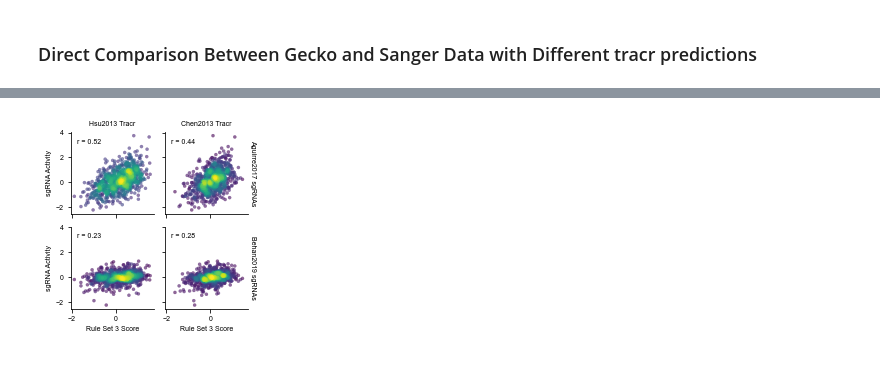
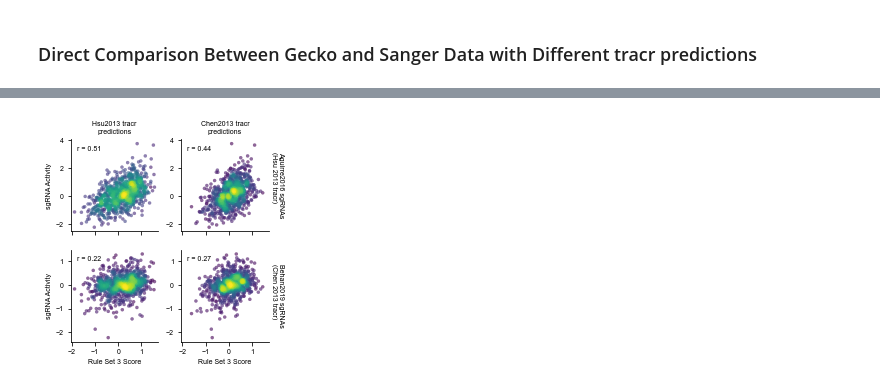
Before and after one commit to gpp-rnd/rs_dev, a Jupyter notebook: code/07_test_seq_model.ipynb, the cells around one changed output, grey strips where cells are left out. Saved outputs shown, nothing was run; the diff lists cells and outputs as text; code cells hidden in the pictures.

```diff
--- a/code/07_test_seq_model.ipynb
+++ b/code/07_test_seq_model.ipynb
@@ -147,10 +150,10 @@ g
 # %% [markdown]
 ### Direct Comparison Between Gecko and Sanger Data with Different tracr predictions
 # %%
-aguire_kwargs = {'filepath':'../data/processed/Aguirre2017_activity.csv',
+aguire_kwargs = {'filepath':'../data/processed/Aguirre2016_activity.csv',
                  'sgrna_seq_col': 'sgRNA Sequence', 'context_seq_col': 'sgRNA Context Sequence',
                  'rank_col': 'avg_mean_centered_neg_lfc', 'endogenous': True,
-                 'name': 'Aguirre2017', 'sgrna_group_col': 'Target Gene Symbol',
+                 'name': 'Aguirre2016', 'sgrna_group_col': 'Target Gene Symbol',
                  'cut_perc_col': 'Target Cut %',
                  'design_file': human_designs, 'genomewide': True}
 
@@ -188,6 +191,9 @@ overlapping_sgrnas = sgrna_count.index[sgrna_count == 4]
 tracr_comparison_activity_df = (tracr_comparison_activity_df[
     tracr_comparison_activity_df['sgRNA Sequence'].isin(overlapping_sgrnas)]
                                 .reset_index(drop=True))
+tracr_comparison_activity_df['dataset_name'] = tracr_comparison_activity_df['dataset'].replace(
+    {'Aguirre2016': 'Aguirre2016 sgRNAs\n(Hsu 2013 tracr)',
+     'Behan2019': 'Behan2019 sgRNAs\n(Chen 2013 tracr)'})
 tracr_comparison_activity_df
 # %% [output]
 |  | sgRNA Sequence | sgRNA Context Sequence | PAM Sequence | sgRNA Target | sgRNA Activity | dataset | genomewide | ... |
@@ -207,14 +213,15 @@ tracr_comparison_activity_df
 tracr_comparison_X = get_feature_df(tracr_comparison_activity_df)
 tracr_comparison_activity_df['Rule Set 3'] = model.predict(tracr_comparison_X)
 # %%
-g = sns.FacetGrid(data=tracr_comparison_activity_df, col='tracr', row='dataset', margin_titles=True,
-                  height=1.5)
+g = sns.FacetGrid(data=tracr_comparison_activity_df, col='tracr', row='dataset_name', margin_titles=True,
+                  height=1.7, sharey=False)
 g.map_dataframe(gpplot.point_densityplot, x='Rule Set 3', y='sgRNA Activity',
                 s=10)
 g.map_dataframe(gpplot.add_correlation, x='Rule Set 3', y='sgRNA Activity',
-                color='black')
-g.set_titles(col_template="{col_name} Tracr", row_template="{row_name} sgRNAs")
+                color='black', method='spearman')
+g.set_titles(col_template="{col_name} tracr\npredictions", row_template="{row_name}")
 g.set_axis_labels(x_var='Rule Set 3 Score', y_var='sgRNA Activity')
+plt.subplots_adjust(hspace=0.2)
 gpplot.savefig('../figures/aguirre_behan_tracr_rs3_performance.pdf', dpi=300)
 # %% [output]
-[figure, old version]
+[figure, new version]
```
Also changed, not shown: parts of 8 cells of this notebook, 5 other files.
